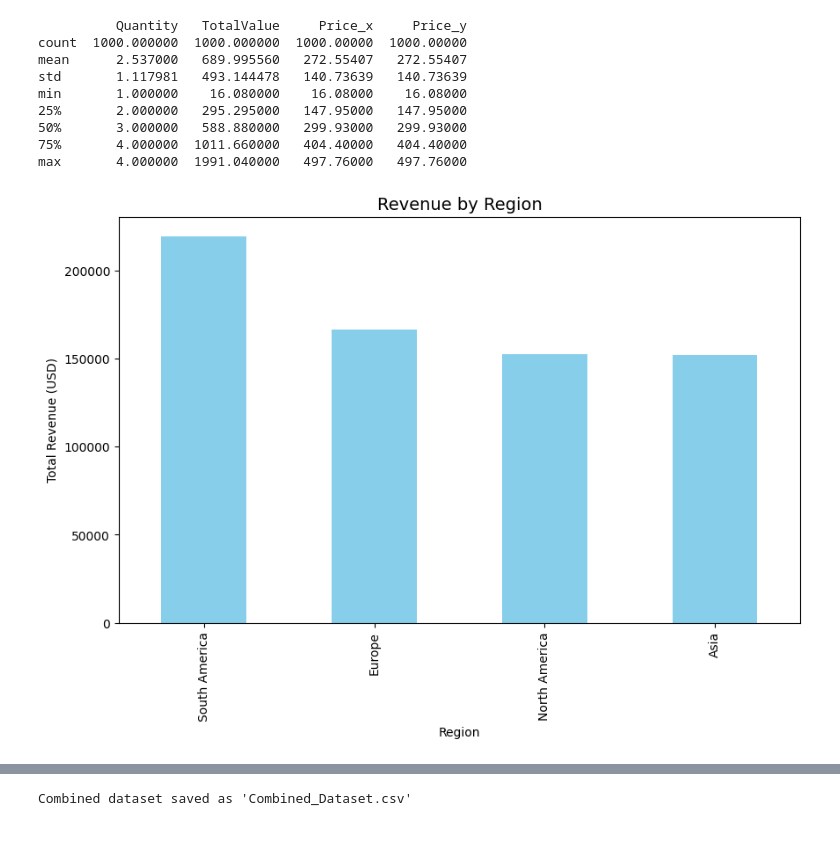
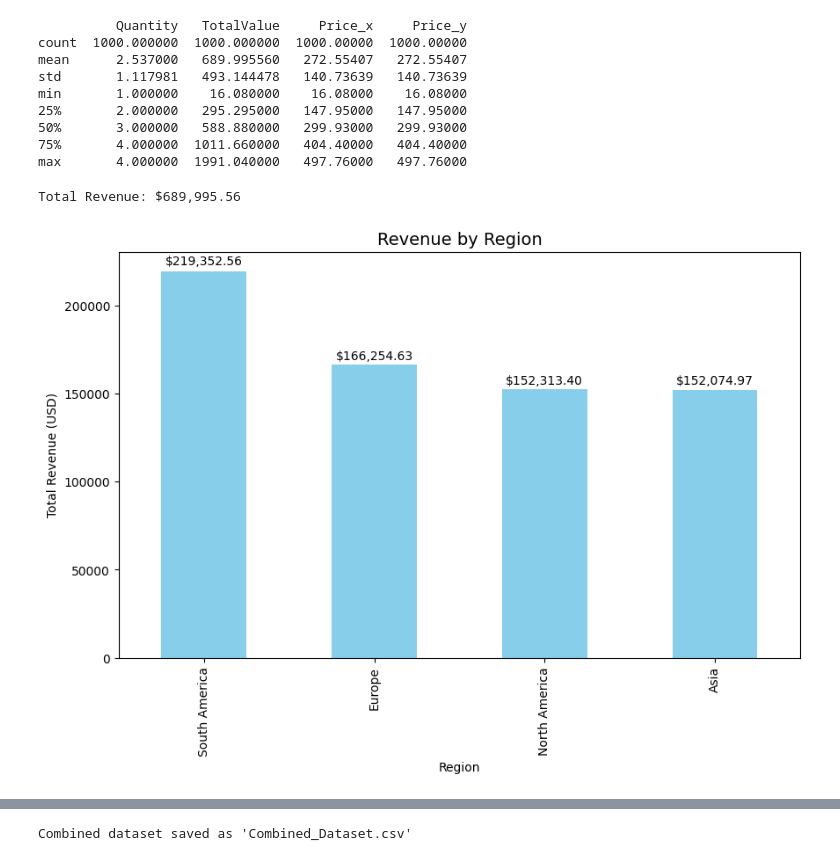
Before and after one commit to Nipuntank/Zeotap, a Jupyter notebook: Nipun_tank_EDA.ipynb, the cells around one changed output, grey strips where cells are left out. Cells and saved outputs as stored; diff of their text form; code cells hidden in the pictures.

```diff
--- a/Nipun_tank_EDA.ipynb
+++ b/Nipun_tank_EDA.ipynb
@@ -79,15 +79,26 @@ min       1.000000    16.080000    16.08000    16.08000
 50%       3.000000   588.880000   299.93000   299.93000
 75%       4.000000  1011.660000   404.40000   404.40000
 max       4.000000  1991.040000   497.76000   497.76000
+# %%
+total_revenue = combined["TotalValue"].sum()
+print(f"Total Revenue: ${total_revenue:,.2f}")
+# %% [output]
+Total Revenue: $689,995.56
 # %%
 region_revenue = combined.groupby('Region')["TotalValue"].sum().sort_values(ascending=False)
+
 plt.figure(figsize=(10, 6))
-region_revenue.plot(kind='bar', color='skyblue')
+ax = region_revenue.plot(kind='bar', color='skyblue')
+
 plt.title('Revenue by Region', fontsize=14)
 plt.ylabel('Total Revenue (USD)')
 plt.xlabel('Region')
+
+for i, value in enumerate(region_revenue):
+    plt.text(i, value + (value * 0.01), f'${value:,.2f}', ha='center', va='bottom', fontsize=10)
+
 plt.show()
 # %% [output]
-[figure, old version]
+[figure, new version]
 # %%
 category_sales = combined['Category'].value_counts()
```
Also changed, not shown: parts of 5 cells of this notebook, 1 other file.
